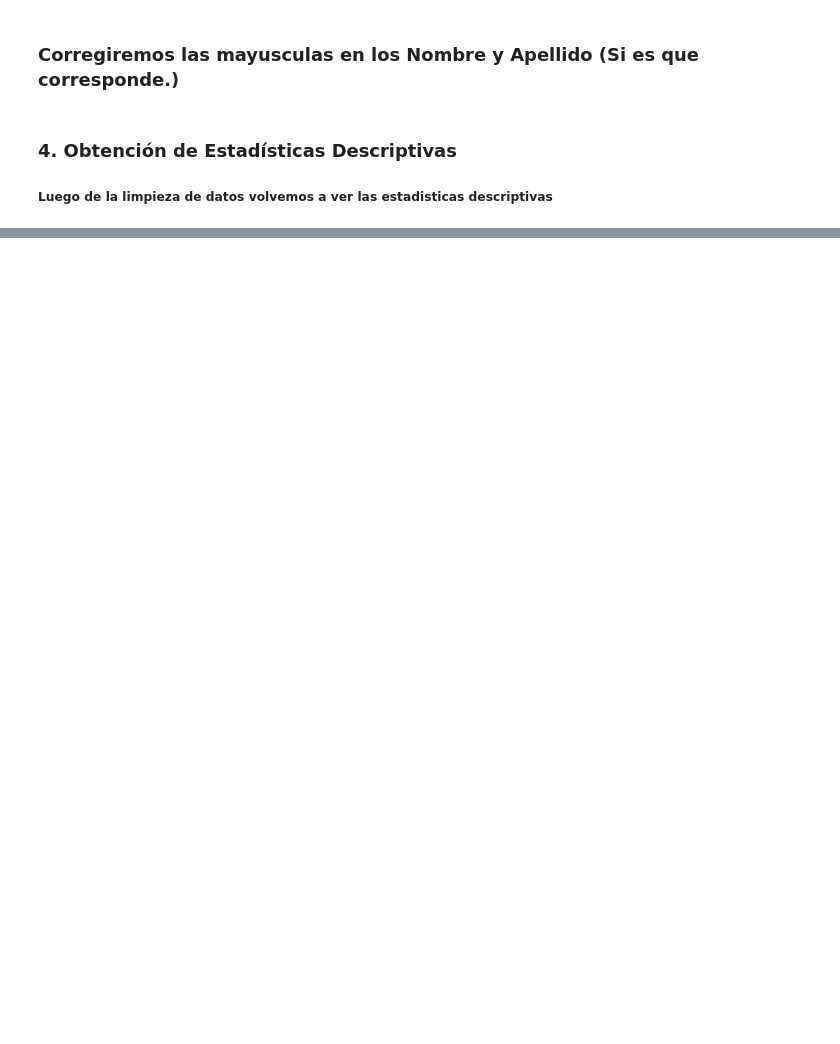
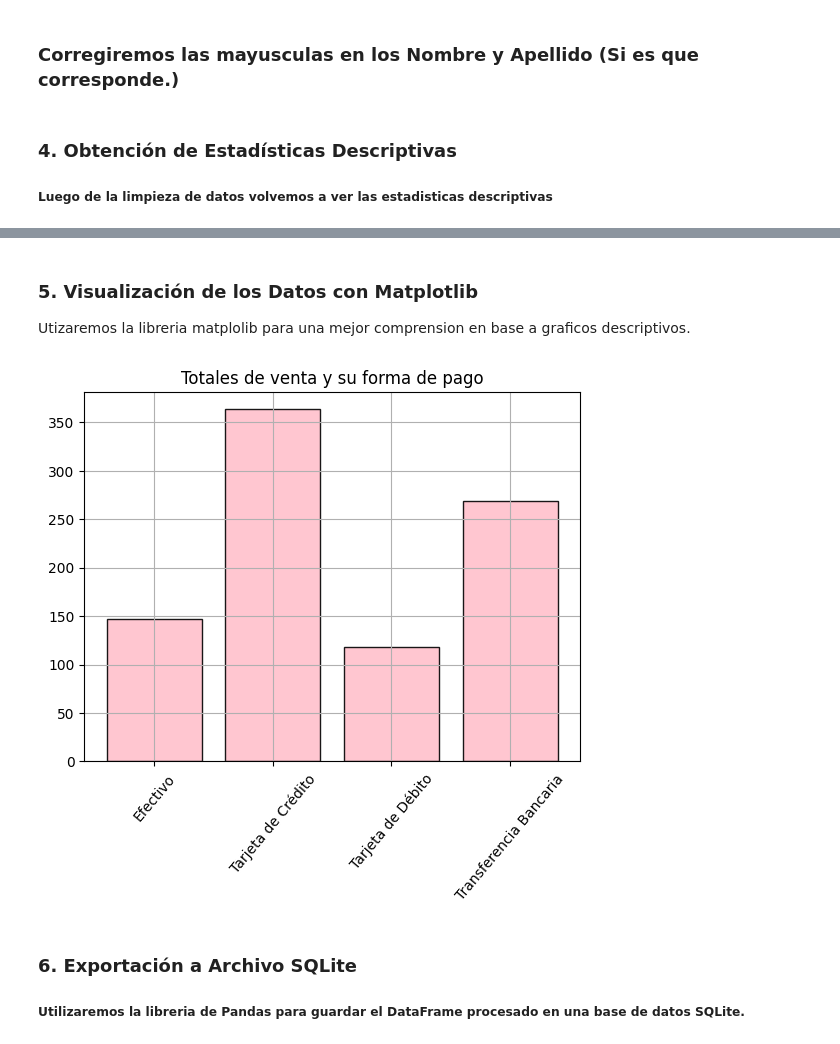
Before and after one commit to Emiliojoa/parcial1_tlp3_Emilio_Ortiz, a Jupyter notebook: main (3).ipynb, the cells around one changed output, grey strips where cells are left out. Cells and saved outputs as stored; diff of their text form; code cells hidden in the pictures; blank space fills up the shorter version.

Commit message:
build: :ambulance: Se termino la realizacion de las actividades, subo el archivo por las dudas ya

```diff
--- a/main (3).ipynb
+++ b/main (3).ipynb
@@ -220,0 +295,20 @@ df["Apellido_Cliente"]=df["Apellido_Cliente"].str.title()
+# %% [markdown]
+### 5. Visualización de los Datos con Matplotlib
+Utizaremos la libreria matplolib para una mejor comprension en base a graficos descriptivos.
+# %%
+import matplotlib.pyplot as plt
+
+ventas=df.groupby("Metodo_Pago")[["Total_Venta"]].mean().round()
+
+plt.Figure(figsize=(15,7))
+plt.title("Totales de venta y su forma de pago")
+plt.bar(ventas.index,ventas["Total_Venta"].values, color="pink", alpha=0.9, edgecolor="black")
+plt.grid()
+plt.xticks(rotation=50)
+plt.show()
+# %% [output]
+[figure, added]
+# %% [markdown]
+### 6. Exportación a Archivo SQLite
+
+##### Utilizaremos la libreria de Pandas para guardar el DataFrame procesado en una base de datos SQLite.
```
Also changed, not shown: parts of 7 cells of this notebook, 1 other file.
